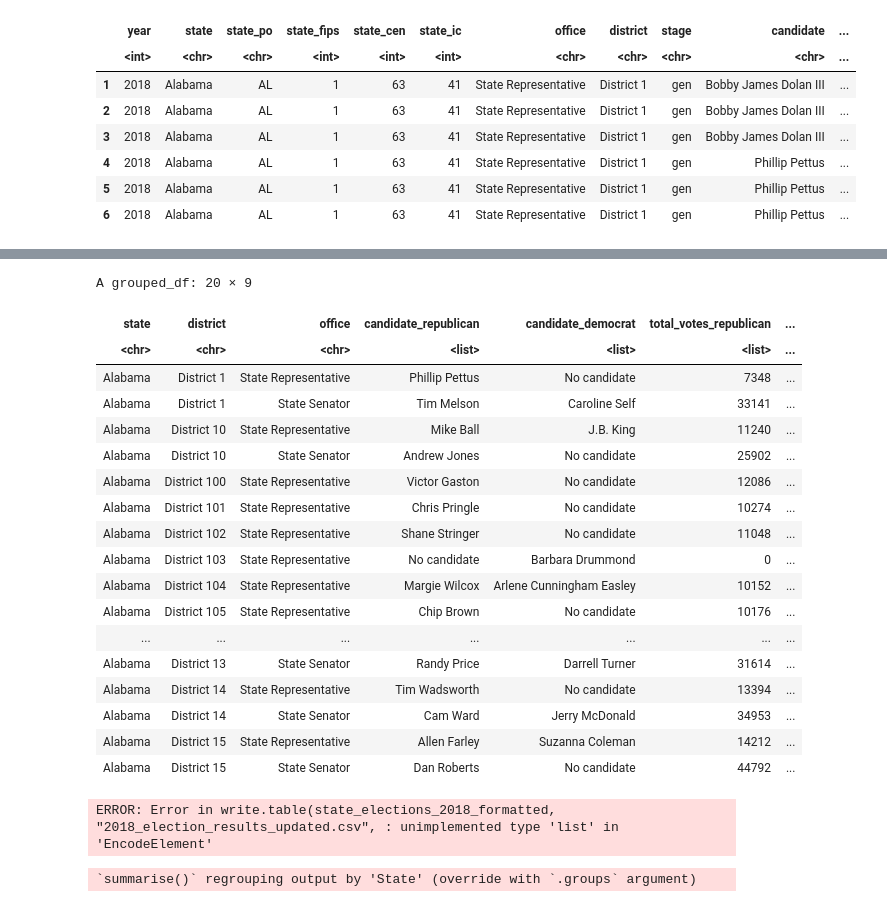
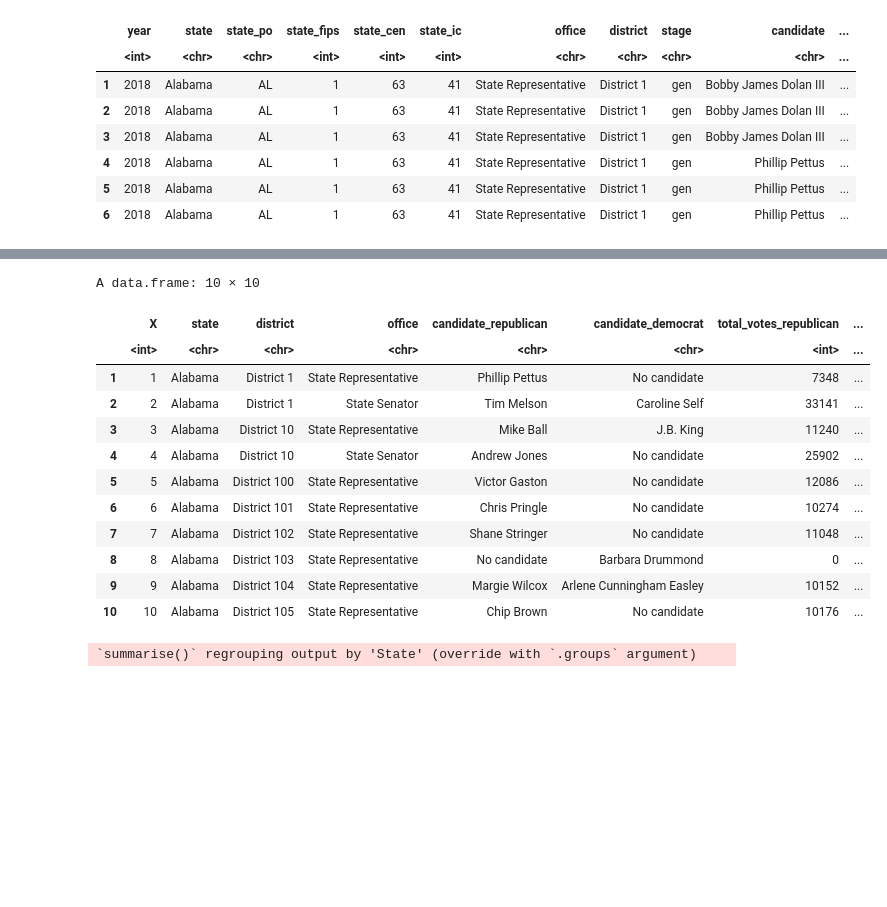
Before and after one commit to michael-bonitati-1117/final_project, a Jupyter notebook: Gender_Code.ipynb, the cells around one changed output, grey strips where cells are left out. Cells and saved outputs as stored; diff of their text form; code cells hidden in the pictures; blank space fills up the shorter version.

```diff
--- a/Gender_Code.ipynb
+++ b/Gender_Code.ipynb
@@ -377,30 +329,24 @@ ERROR: Error in gender_fill(state_elections_2018_formatted$candidate_republican)
 # %%
-head(state_elections_2018_formatted, 20)
+## Created file with gender column so you don't have to run the function every time
+## commented out to prevent accidental overwrite
+##write.csv(state_elections_2018_formatted, "2018_election_results_updated.csv")
+state_elections_2018_formatted <- read.csv("2018_election_results_updated.csv")
 
-## Created file with gender column so you don't have to run the function every time, commented out to prevent accidental overwrite
-write.csv(state_elections_2018_formatted, "2018_election_results_updated.csv")
-data_2018 <- read.csv("2018_election_results_updated.csv")
+head(state_elections_2018_formatted, 10)
 # %% [output]
-A grouped_df: 20 × 9
+A data.frame: 10 × 10
-| state | district | office | candidate_republican | candidate_democrat | total_votes_republican | ... |
-| <chr> | <chr> | <chr> | <list> | <list> | <list> | ... |
-| Alabama | District 1 | State Representative | Phillip Pettus | No candidate | 7348 | ... |
-| Alabama | District 1 | State Senator | Tim Melson | Caroline Self | 33141 | ... |
-| Alabama | District 10 | State Representative | Mike Ball | J.B. King | 11240 | ... |
-| Alabama | District 10 | State Senator | Andrew Jones | No candidate | 25902 | ... |
-| Alabama | District 100 | State Representative | Victor Gaston | No candidate | 12086 | ... |
-| Alabama | District 101 | State Representative | Chris Pringle | No candidate | 10274 | ... |
-| Alabama | District 102 | State Representative | Shane Stringer | No candidate | 11048 | ... |
-| Alabama | District 103 | State Representative | No candidate | Barbara Drummond | 0 | ... |
-| Alabama | District 104 | State Representative | Margie Wilcox | Arlene Cunningham Easley | 10152 | ... |
-| Alabama | District 105 | State Representative | Chip Brown | No candidate | 10176 | ... |
-| ... | ... | ... | ... | ... | ... | ... |
-| Alabama | District 13 | State Senator | Randy Price | Darrell Turner | 31614 | ... |
-| Alabama | District 14 | State Representative | Tim Wadsworth | No candidate | 13394 | ... |
-| Alabama | District 14 | State Senator | Cam Ward | Jerry McDonald | 34953 | ... |
-| Alabama | District 15 | State Representative | Allen Farley | Suzanna Coleman | 14212 | ... |
-| Alabama | District 15 | State Senator | Dan Roberts | No candidate | 44792 | ... |
+|  | X | state | district | office | candidate_republican | candidate_democrat | total_votes_republican | ... |
+|  | <int> | <chr> | <chr> | <chr> | <chr> | <chr> | <int> | ... |
+| 1 | 1 | Alabama | District 1 | State Representative | Phillip Pettus | No candidate | 7348 | ... |
+| 2 | 2 | Alabama | District 1 | State Senator | Tim Melson | Caroline Self | 33141 | ... |
+| 3 | 3 | Alabama | District 10 | State Representative | Mike Ball | J.B. King | 11240 | ... |
+| 4 | 4 | Alabama | District 10 | State Senator | Andrew Jones | No candidate | 25902 | ... |
+| 5 | 5 | Alabama | District 100 | State Representative | Victor Gaston | No candidate | 12086 | ... |
+| 6 | 6 | Alabama | District 101 | State Representative | Chris Pringle | No candidate | 10274 | ... |
+| 7 | 7 | Alabama | District 102 | State Representative | Shane Stringer | No candidate | 11048 | ... |
+| 8 | 8 | Alabama | District 103 | State Representative | No candidate | Barbara Drummond | 0 | ... |
+| 9 | 9 | Alabama | District 104 | State Representative | Margie Wilcox | Arlene Cunningham Easley | 10152 | ... |
+| 10 | 10 | Alabama | District 105 | State Representative | Chip Brown | No candidate | 10176 | ... |
-ERROR: Error in write.table(state_elections_2018_formatted, "2018_election_results_updated.csv", : unimplemented type 'list' in 'EncodeElement'
 # %%
 ## Random workspace
 
```
Also changed, not shown: parts of 8 cells of this notebook, 1 other file.
